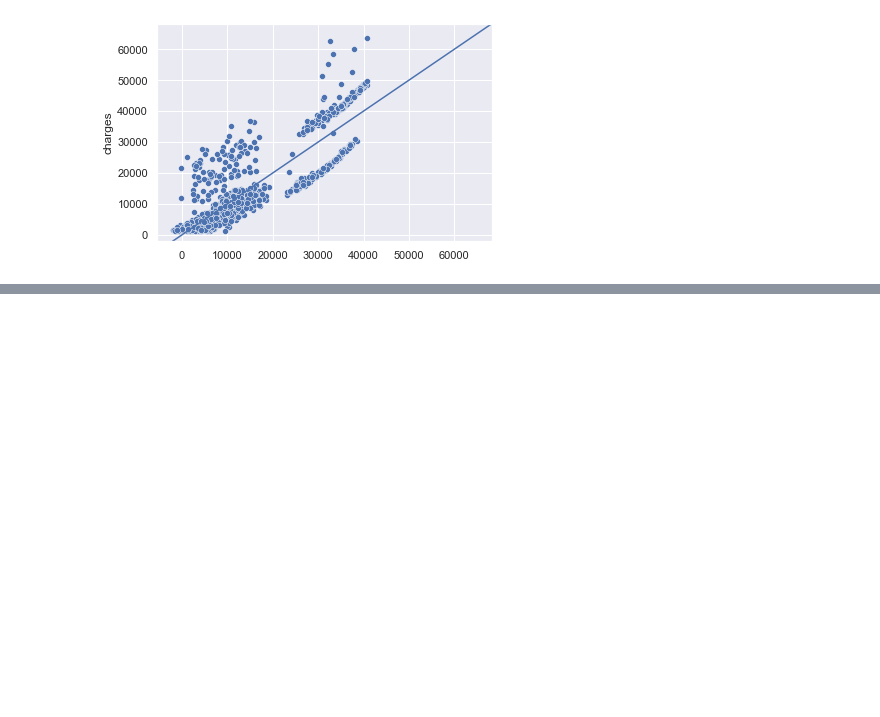
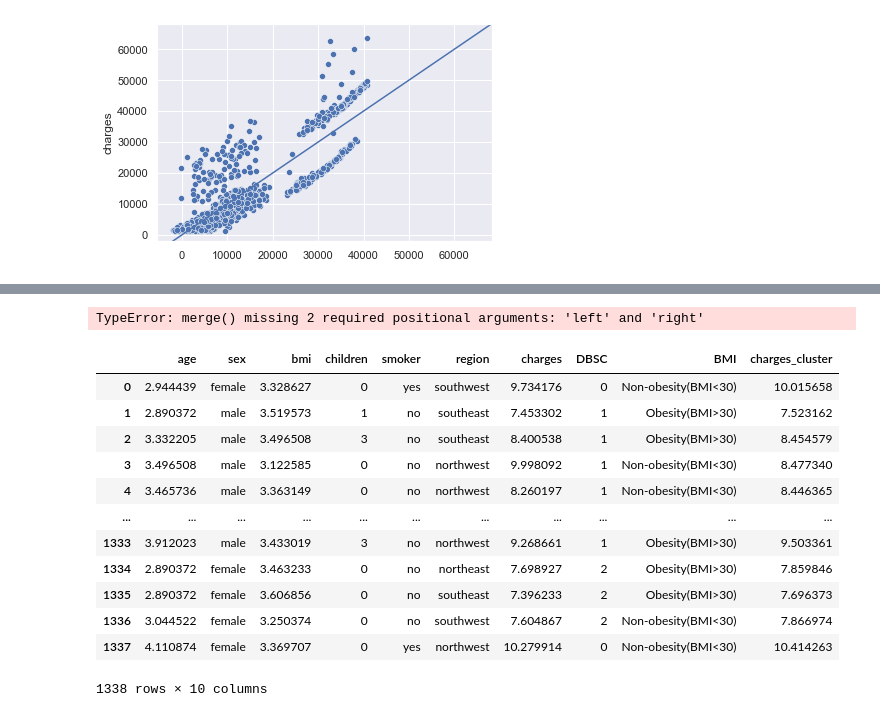
Before and after one commit to renatoquiliche/Interpretable-Machine-Learning, a Jupyter notebook: Notebooks/XPEd.ipynb, the cells around one changed output, grey strips where cells are left out. Drawn from its saved outputs; the diff is of its cells as text; code cells hidden in the pictures; blank space fills up the shorter version.

```diff
--- a/Notebooks/XPEd.ipynb
+++ b/Notebooks/XPEd.ipynb
@@ -236,0 +294,4 @@ for ax in axs.flat:
+# %%
+pd.merge()
+# %% [output]
+TypeError: merge() missing 2 required positional arguments: 'left' and 'right'
@@ -236,0 +300,16 @@ for ax in axs.flat:
+# %%
+data_insurance
+# %% [output]
+|  | age | sex | bmi | children | smoker | region | charges | DBSC | BMI | charges_cluster |
+| 0 | 2.944439 | female | 3.328627 | 0 | yes | southwest | 9.734176 | 0 | Non-obesity(BMI<30) | 10.015658 |
+| 1 | 2.890372 | male | 3.519573 | 1 | no | southeast | 7.453302 | 1 | Obesity(BMI>30) | 7.523162 |
+| 2 | 3.332205 | male | 3.496508 | 3 | no | southeast | 8.400538 | 1 | Obesity(BMI>30) | 8.454579 |
+| 3 | 3.496508 | male | 3.122585 | 0 | no | northwest | 9.998092 | 1 | Non-obesity(BMI<30) | 8.477340 |
+| 4 | 3.465736 | male | 3.363149 | 0 | no | northwest | 8.260197 | 1 | Non-obesity(BMI<30) | 8.446365 |
+| ... | ... | ... | ... | ... | ... | ... | ... | ... | ... | ... |
+| 1333 | 3.912023 | male | 3.433019 | 3 | no | northwest | 9.268661 | 1 | Obesity(BMI>30) | 9.503361 |
+| 1334 | 2.890372 | female | 3.463233 | 0 | no | northeast | 7.698927 | 2 | Obesity(BMI>30) | 7.859846 |
+| 1335 | 2.890372 | female | 3.606856 | 0 | no | southeast | 7.396233 | 2 | Obesity(BMI>30) | 7.696373 |
+| 1336 | 3.044522 | female | 3.250374 | 0 | no | southwest | 7.604867 | 2 | Non-obesity(BMI<30) | 7.866974 |
+| 1337 | 4.110874 | female | 3.369707 | 0 | yes | northwest | 10.279914 | 0 | Non-obesity(BMI<30) | 10.414263 |
+1338 rows × 10 columns
```
Also changed, not shown: parts of 13 cells of this notebook.
